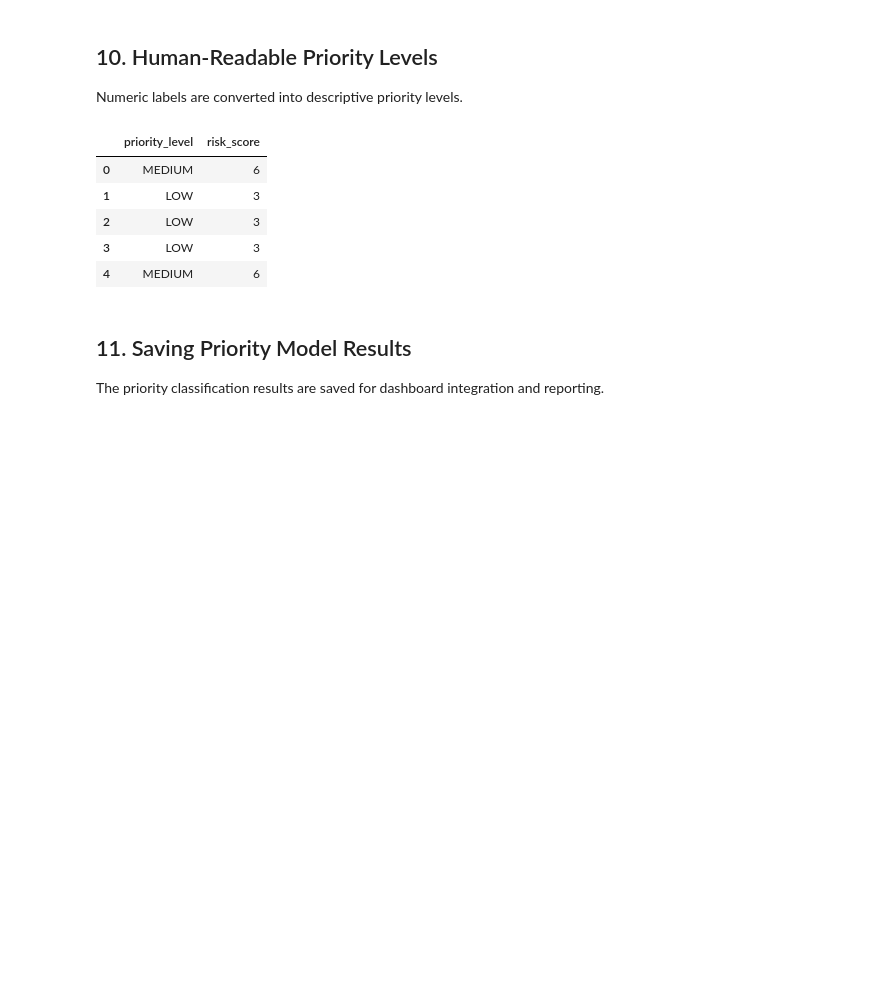
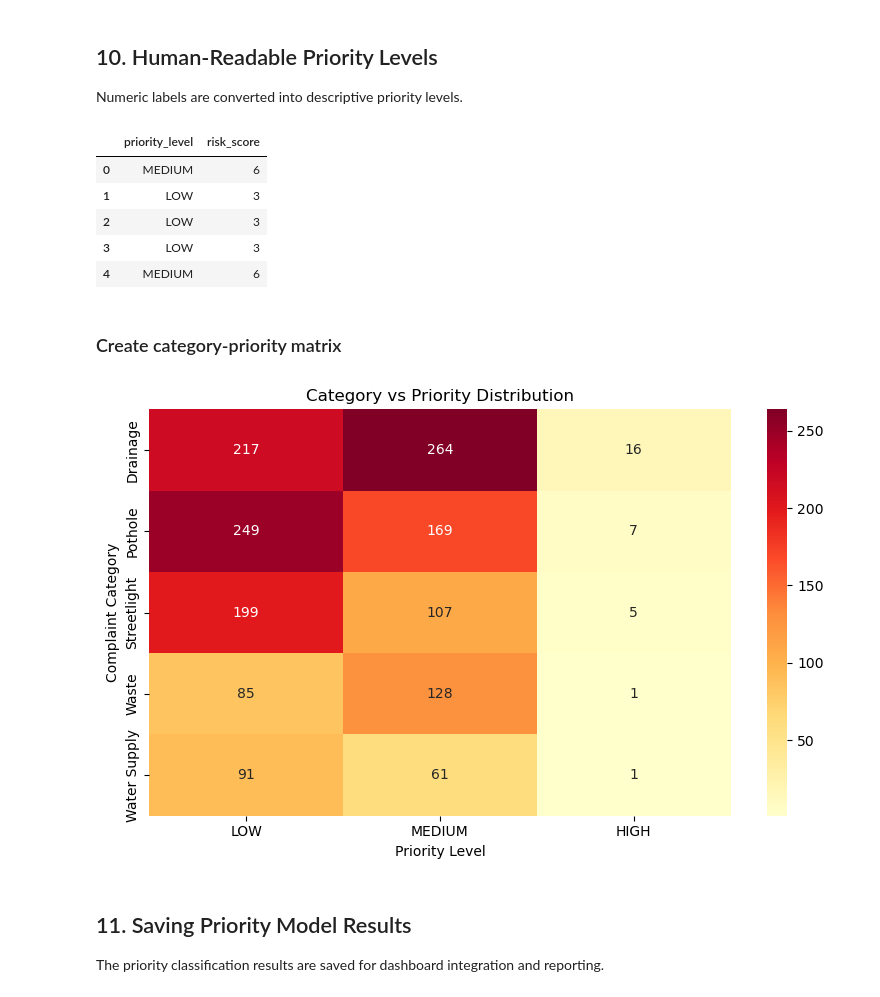
Before and after one commit to Adityapriyadarshix007/urban-civic-new, a Jupyter notebook: ml/notebooks/03_priority_model.ipynb, the cells around one changed output. Cells and saved outputs as stored; diff of their text form; code cells hidden in the pictures; blank space fills up the shorter version.

```diff
--- a/ml/notebooks/03_priority_model.ipynb
+++ b/ml/notebooks/03_priority_model.ipynb
@@ -243,6 +243,43 @@ df[['priority_level', 'risk_score']].head()
 | 2 | LOW | 3 |
 | 3 | LOW | 3 |
 | 4 | MEDIUM | 6 |
+# %% [markdown]
+### Create category-priority matrix
+# %%
+# Reverse category encoding
+category_map = {
+    0: "Waste",
+    1: "Pothole",
+    2: "Streetlight",
+    3: "Drainage",
+    4: "Water Supply"
+}
+
+df['category_name'] = df['category_encoded'].map(category_map)
+# %%
+priority_order = ["LOW", "MEDIUM", "HIGH"]
+
+category_priority = pd.crosstab(
+    df["category_name"],
+    df["priority_level"]
+).reindex(columns=priority_order)
+
+
+plt.figure(figsize=(8, 5))
+sns.heatmap(
+    category_priority,
+    annot=True,
+    fmt="d",
+    cmap="YlOrRd"
+)
+
+plt.title("Category vs Priority Distribution")
+plt.xlabel("Priority Level")
+plt.ylabel("Complaint Category")
+plt.tight_layout()
+plt.show()
+# %% [output]
+[figure, added]
 # %% [markdown]
 ## 11. Saving Priority Model Results
 
```
Also changed, not shown: 6 other files.
